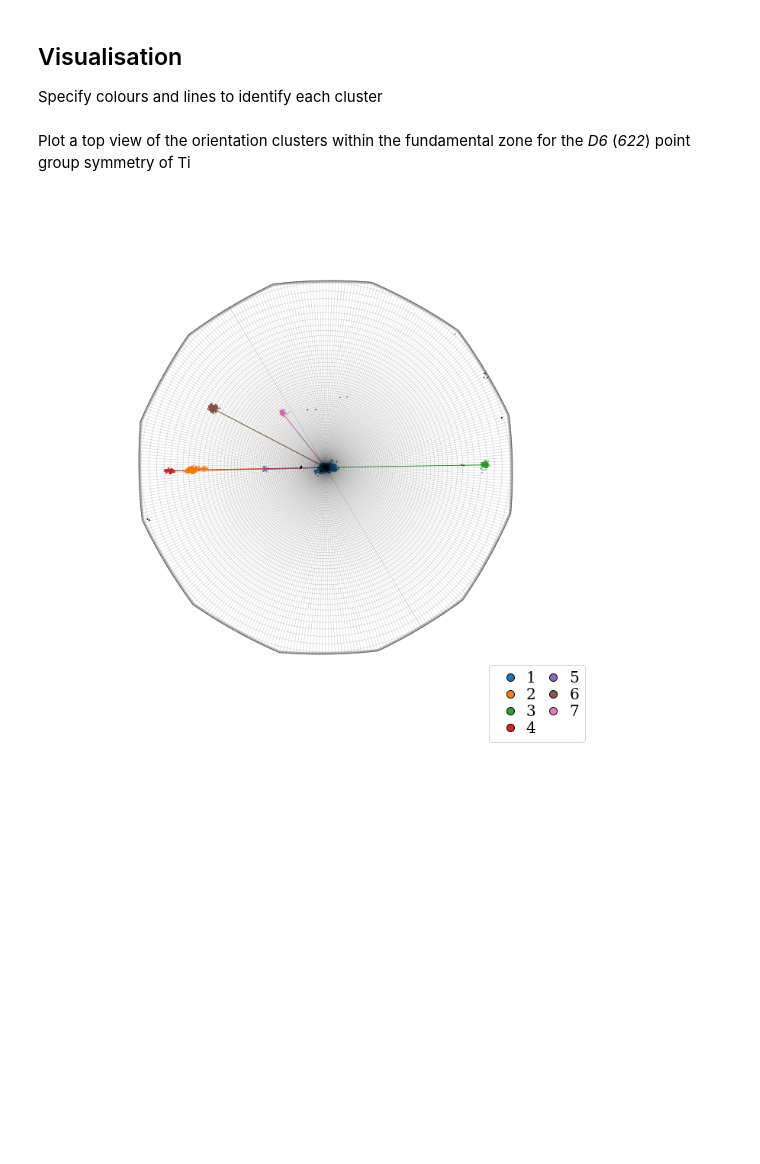
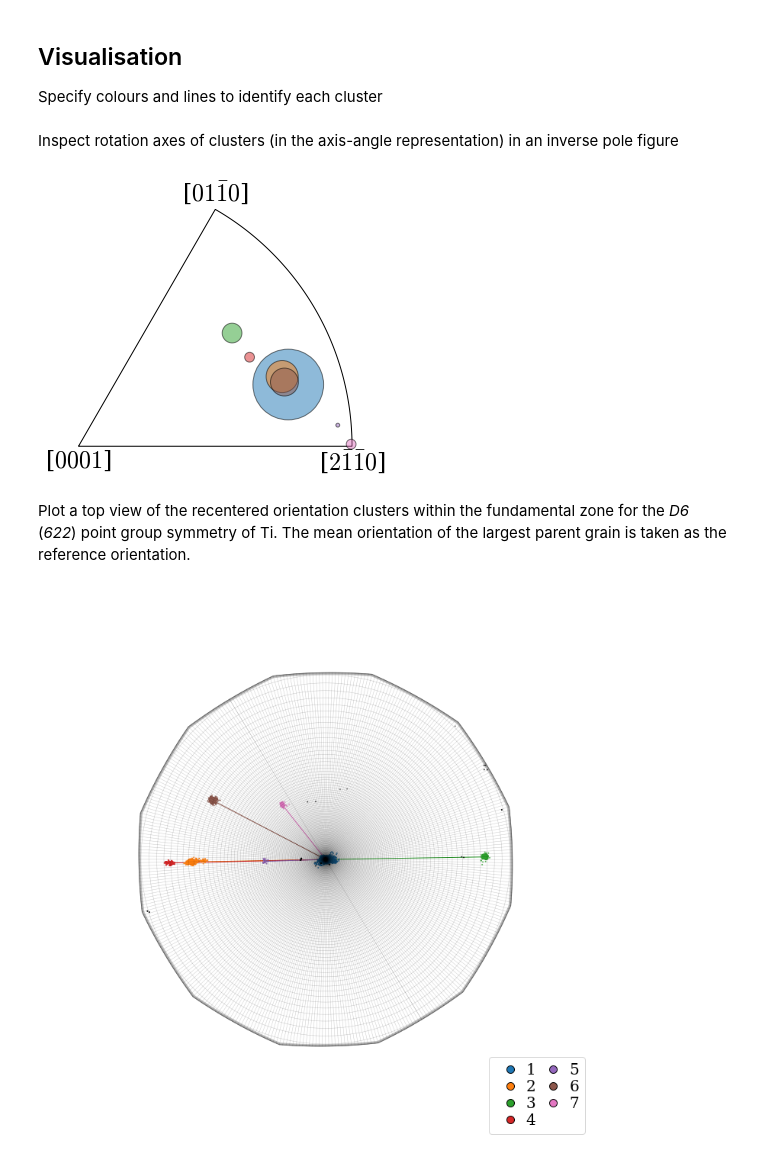
Before and after one commit to pyxem/orix, a Jupyter notebook: doc/clustering_orientations.ipynb, the cells around one changed output. Cells and saved outputs as stored; diff of their text form; code cells hidden in the pictures; blank space fills up the shorter version.

Commit message:
Remove unnecessary symmetry setting, add IPF of rotation axes
Signed-off-by: Håkon Wiik Ånes <hwaanes@gmail.com>

```diff
--- a/doc/clustering_orientations.ipynb
+++ b/doc/clustering_orientations.ipynb
@@ -88,14 +89,16 @@ For parameter explanations of the DBSCAN algorithm (Density-Based Spatial
 Clustering for Applications with Noise), see the
 [scikit-learn documentation](https://scikit-learn.org/stable/modules/generated/sklearn.cluster.DBSCAN.html).
 # %%
-# This call will use about 6 GB of memory
+# This call will use about 6 GB of memory, but the data precision of
+# the D matrix can be reduced from float64 to float32 save memory:
+#D = D.astype(np.float32)
 dbscan = DBSCAN(
     eps=0.05,  # Max. distance between two samples in radians
     min_samples=40,
     metric="precomputed"
 ).fit(D)
 
-unique_labels = np.unique(dbscan.labels_)
+unique_labels, all_cluster_sizes = np.unique(dbscan.labels_, return_counts=True)
 print("Labels:", unique_labels)
 
 all_labels = dbscan.labels_.reshape(ori.shape)
@@ -108,6 +111,7 @@ Number of clusters: 7
 Calculate the mean orientation of each cluster
 # %%
 unique_cluster_labels = unique_labels[1:]  # Without the "no-cluster" label -1
+cluster_sizes = all_cluster_sizes[1:]
 
 q_mean = [ori[all_labels == l].mean() for l in unique_cluster_labels]
 cluster_means = Orientation.stack(q_mean).flatten()
@@ -115,7 +119,6 @@ cluster_means = Orientation.stack(q_mean).flatten()
 # Map into the fundamental zone
 cluster_means.symmetry = D6
 cluster_means = cluster_means.map_into_symmetry_reduced_zone()
-
 cluster_means
 # %% [output]
 Orientation (7,) 622
@@ -166,6 +169,6 @@ Orientation (7,) 1
 # %%
-cluster_means_axangle = AxAngle.from_rotation(cluster_means_recentered)
-cluster_means_axangle.axis
+cluster_means_recentered_axangle = AxAngle.from_rotation(cluster_means_recentered)
+cluster_means_recentered_axangle.axis
 # %% [output]
 Vector3d (7,)
 [[ 0.0306 -0.8117 -0.5832]
@@ -180,13 +183,25 @@ Vector3d (7,)
 
 Specify colours and lines to identify each cluster
 # %%
-colors = [to_rgb(f"C{i}") for i in range(10)]
+colors = [to_rgb(f"C{i}") for i in range(cluster_means_recentered_axangle.size)]
 labels_rgb = label2rgb(all_labels, colors=colors, bg_label=-1)
 
-lines = [((0, 0, 0), tuple(cm)) for cm in cluster_means_axangle.data]
+lines = [((0, 0, 0), tuple(cm)) for cm in cluster_means_recentered_axangle.data]
+# %% [markdown]
+Inspect rotation axes of clusters (in the axis-angle representation)
+in an inverse pole figure
+# %%
+cluster_sizes_scaled = 5000 * cluster_sizes / cluster_sizes.max()
+fig, ax = plt.subplots(figsize=(5, 5), subplot_kw=dict(projection="ipf", symmetry=D6))
+ax.scatter(
+    cluster_means.axis, c=colors, s=cluster_sizes_scaled, alpha=0.5, ec="k"
+)
+# %% [output]
+[figure, added]
 # %% [markdown]
-Plot a top view of the orientation clusters within the fundamental zone for the
-*D6* (*622*) point group symmetry of Ti
+Plot a top view of the recentered orientation clusters within the fundamental zone
+for the *D6* (*622*) point group symmetry of Ti. The mean orientation of the largest
+parent grain is taken as the reference orientation.
 # %%
 wireframe_kwargs = dict(color="black", linewidth=0.5, alpha=0.1, rcount=181, ccount=361)
 fig = ori_recentered.scatter(
```
Also changed, not shown: parts of 9 cells of this notebook.
